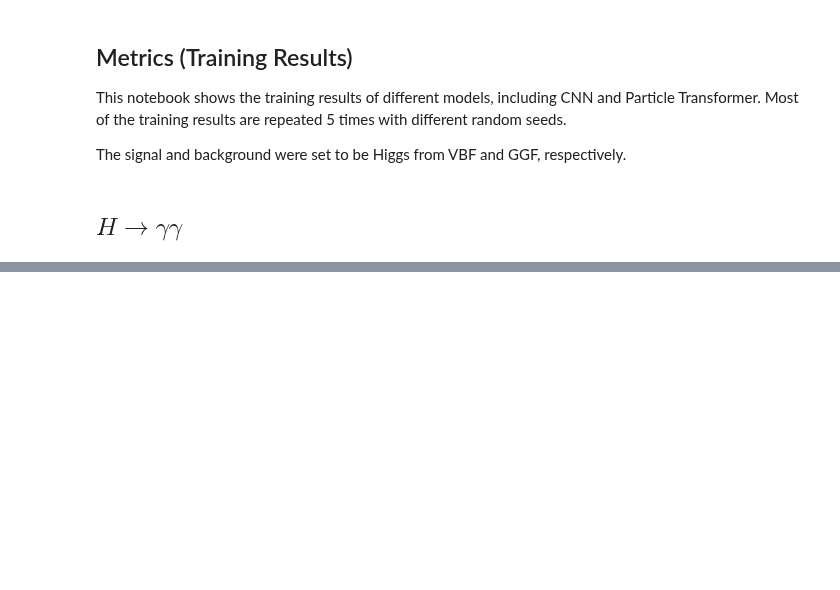
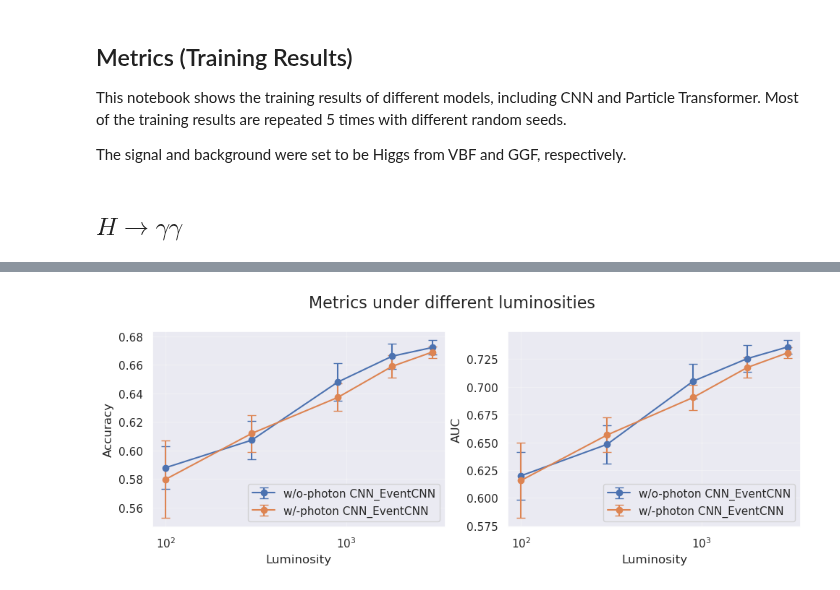
Before and after one commit to maplexgitx0302/NTUHEPML-CWoLa, a Jupyter notebook: notebooks/metrics.ipynb, the cells around one changed output, grey strips where cells are left out. Cells and saved outputs as stored; diff of their text form; code cells hidden in the pictures; blank space fills up the shorter version.

```diff
--- a/notebooks/metrics.ipynb
+++ b/notebooks/metrics.ipynb
@@ -104,8 +76,0 @@ for data_mode in ['supervised']:
-# %%
-for data_mode in ['jet_flavor']:
-    print_metrics(channel='diphoton', data_mode=data_mode, date_time='20250804_155424', information='L=100')
-    print_metrics(channel='ex-diphoton', data_mode=data_mode, date_time='20250804_155424', information='L=100')
-    print_metrics(channel='diphoton', data_mode=data_mode, date_time='20250805_170948', information='L=1800')
-    print_metrics(channel='ex-diphoton', data_mode=data_mode, date_time='20250805_170948', information='L=1800')
-    print_metrics(channel='diphoton', data_mode=data_mode, date_time='20250805_220406', information='L=3000')
-    print_metrics(channel='ex-diphoton', data_mode=data_mode, date_time='20250805_220406', information='L=3000')
@@ -123,6 +76,0 @@ Since the dataset of $H \rightarrow 4l$ is too small with $L=3000~\text{fb}^{-1}
-# %%
-for data_mode in ['jet_flavor', 'jet_flavor_uni5', 'jet_flavor_uni10', 'jet_flavor_uni15']:
-    print_metrics(channel='ex-zz4l', data_mode=data_mode, date_time='20250725_142111', information='L = 3000 fb^{-1}')
-    print_metrics(channel='ex-zz4l', data_mode=data_mode, date_time='20250727_200515', information='L = 30000 fb^{-1}')
-    print_metrics(channel='zz4l', data_mode=data_mode, date_time='20250727_151539', information='L = 3000 fb^{-1}')
-    print_metrics(channel='zz4l', data_mode=data_mode, date_time='20250728_121738', information='L = 30000 fb^{-1}')
@@ -133,4 +76,0 @@ for data_mode in ['jet_flavor', 'jet_flavor_uni5', 'jet_flavor_uni10', 'jet_flav
-# %%
-for data_mode in ['jet_flavor', 'jet_flavor_uni5', 'jet_flavor_uni10', 'jet_flavor_uni15']:
-    print_metrics(channel='diphoton_zz4l', data_mode=data_mode, date_time='20250802_090922', information='L = 300 fb^{-1}')
-    print_metrics(channel='ex-diphoton_zz4l', data_mode=data_mode, date_time='20250802_001209', information='L = 300 fb^{-1}')
@@ -136,0 +135,28 @@ for data_mode in ['jet_flavor', 'jet_flavor_uni5', 'jet_flavor_uni10', 'jet_flav
+# %%
+luminosities = [100, 300, 900, 1800, 3000]
+in_metrics = []
+ex_metrics = []
+
+for data_mode in ['jet_flavor']:
+    for L in luminosities:
+        in_metrics.append(get_metrics(channel='diphoton', data_mode=data_mode, date_time='20250820_115108', data_suffix=f'L{L}', verbose=False, num_rnd=10))
+        ex_metrics.append(get_metrics(channel='ex-diphoton', data_mode=data_mode, date_time='20250820_115108', data_suffix=f'L{L}', verbose=False, num_rnd=10))
+
+fig, ax = plt.subplots(1, 2, figsize=(10, 4))
+fig.suptitle(f"Metrics under different luminosities", fontsize=16)
+for model in ['CNN_EventCNN']:
+# for model in ['CNN_EventCNN', 'ParT_Light']:
+    ax[0].errorbar(luminosities, [m[model]['acc_mean'] for m in ex_metrics if m], yerr=[m[model]['acc_std'] for m in ex_metrics if m], marker='o', capsize=4, label=f"w/o-photon {model}")
+    ax[1].errorbar(luminosities, [m[model]['auc_mean'] for m in ex_metrics if m], yerr=[m[model]['auc_std'] for m in ex_metrics if m], marker='o', capsize=4, label=f"w/o-photon {model}")
+    ax[0].errorbar(luminosities, [m[model]['acc_mean'] for m in in_metrics if m], yerr=[m[model]['acc_std'] for m in in_metrics if m], marker='o', capsize=4, label=f"w/-photon {model}")
+    ax[1].errorbar(luminosities, [m[model]['auc_mean'] for m in in_metrics if m], yerr=[m[model]['auc_std'] for m in in_metrics if m], marker='o', capsize=4, label=f"w/-photon {model}")
+
+for i, ylabel in enumerate(['Accuracy', 'AUC']):
+    ax[i].set_xscale("log")
+    ax[i].set(xlabel="Luminosity", ylabel=ylabel)
+    ax[i].legend()
+    ax[i].grid(True, alpha=0.3)
+plt.tight_layout()
+plt.show()
+# %% [output]
+[figure, added]
```
Also changed, not shown: parts of 17 cells of this notebook, 7 other files.
